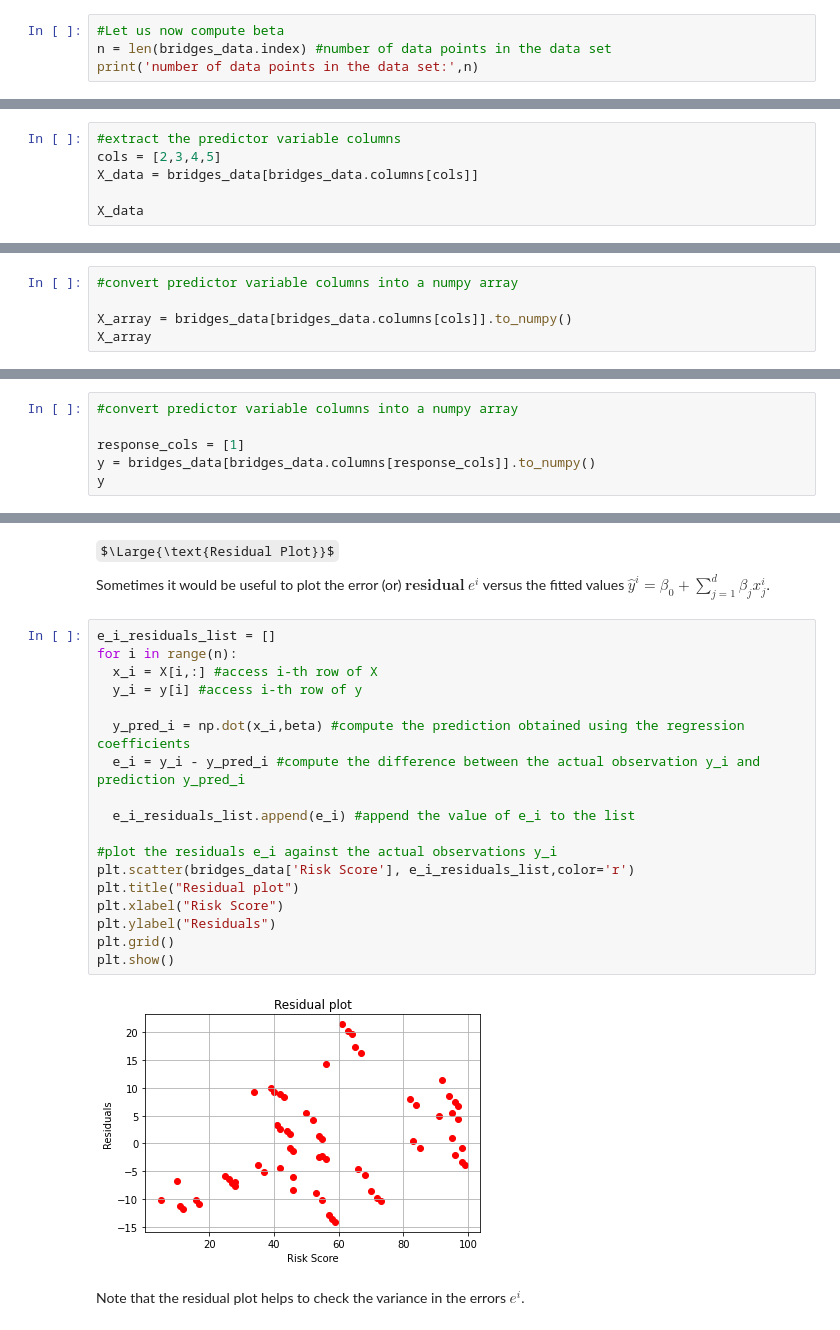
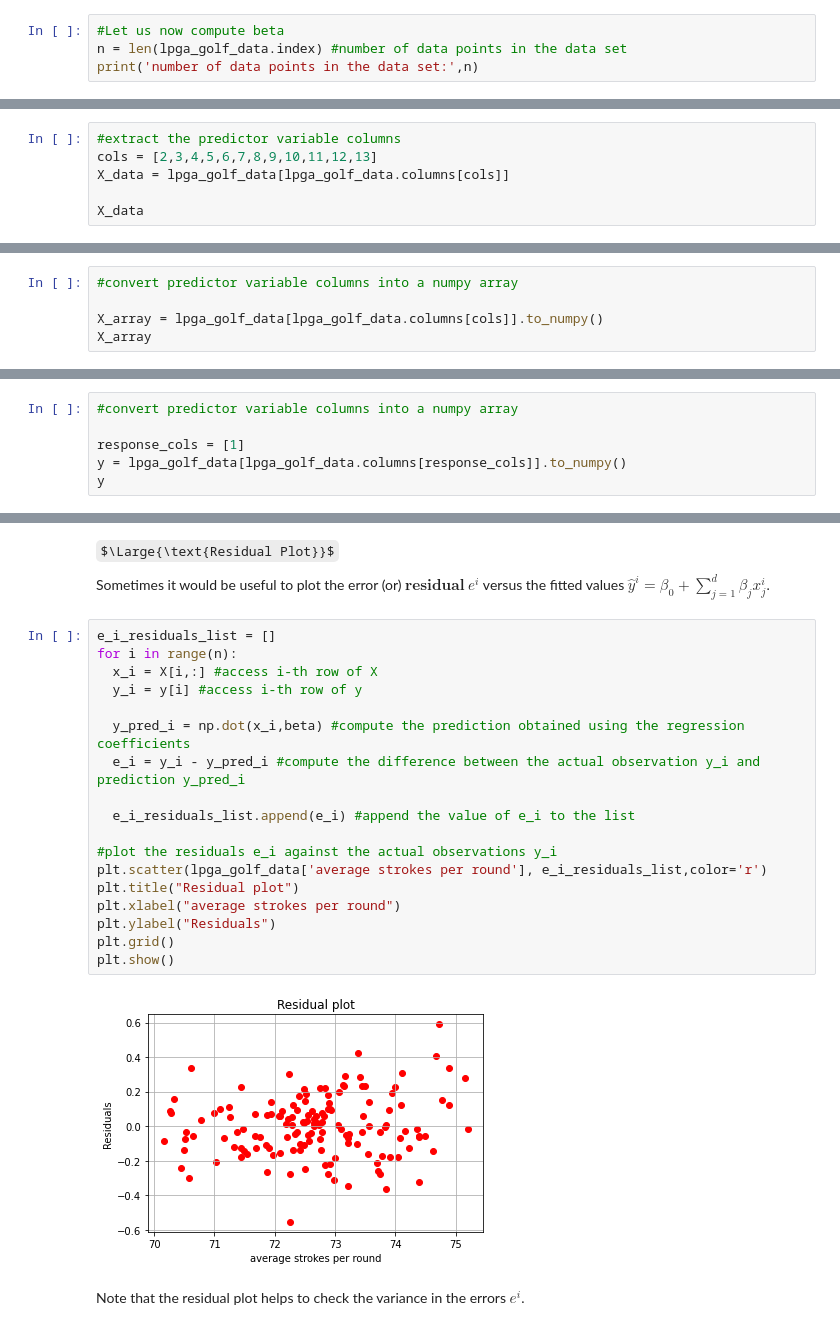
Before and after one commit to arvind-maurya/MachineLearning, a Jupyter notebook: Linear-Regression/CEP_Linear_Regression_High_Dimensions_LPGA_GOLFER.ipynb, the cells around one changed output, grey strips where cells are left out. Cells and saved outputs as stored; diff of their text form; some formulas as TeX source.

```diff
--- a/Linear-Regression/CEP_Linear_Regression_High_Dimensions_LPGA_GOLFER.ipynb
+++ b/Linear-Regression/CEP_Linear_Regression_High_Dimensions_LPGA_GOLFER.ipynb
@@ -329,6 +326,6 @@ using a solver.
 $\Large{\text{Computing } \beta \text{ for the bridges data set}}:$
 # %%
 #Let us now compute beta
-n = len(bridges_data.index) #number of data points in the data set
+n = len(lpga_golf_data.index) #number of data points in the data set
 print('number of data points in the data set:',n)
 # %% [output]
@@ -336,7 +333,7 @@ number of data points in the data set: 66
 # %%
 #extract the predictor variable columns
-cols = [2,3,4,5]
-X_data = bridges_data[bridges_data.columns[cols]]
+cols = [2,3,4,5,6,7,8,9,10,11,12,13]
+X_data = lpga_golf_data[lpga_golf_data.columns[cols]]
 
 X_data
 # %% [output]
@@ -356,6 +353,6 @@ X_data
 # %%
 #convert predictor variable columns into a numpy array
 
-X_array = bridges_data[bridges_data.columns[cols]].to_numpy()
+X_array = lpga_golf_data[lpga_golf_data.columns[cols]].to_numpy()
 X_array
 # %% [output]
@@ -404,6 +381,6 @@ array([[3, 3, 3, 3, 1],
 #convert predictor variable columns into a numpy array
 
 response_cols = [1]
-y = bridges_data[bridges_data.columns[response_cols]].to_numpy()
+y = lpga_golf_data[lpga_golf_data.columns[response_cols]].to_numpy()
 y
 # %% [output]
@@ -450,23 +435,23 @@ Sometimes it would be useful to plot the error (or) $\textbf{residual}$ $e^i$ ve
 # %%
 e_i_residuals_list = []
 for i in range(n):
   x_i = X[i,:] #access i-th row of X
   y_i = y[i] #access i-th row of y
 
   y_pred_i = np.dot(x_i,beta) #compute the prediction obtained using the regression coefficients
   e_i = y_i - y_pred_i #compute the difference between the actual observation y_i and prediction y_pred_i
 
   e_i_residuals_list.append(e_i) #append the value of e_i to the list
 
 #plot the residuals e_i against the actual observations y_i
-plt.scatter(bridges_data['Risk Score'], e_i_residuals_list,color='r')
+plt.scatter(lpga_golf_data['average strokes per round'], e_i_residuals_list,color='r')
 plt.title("Residual plot")
-plt.xlabel("Risk Score")
+plt.xlabel("average strokes per round")
 plt.ylabel("Residuals")
 plt.grid()
 plt.show()
 # %% [output]
-[figure, old version]
+[figure, new version]
 # %% [markdown]
 Note that the residual plot helps to check the variance in the errors $e^i$.
 # %% [markdown]
```
Also changed, not shown: parts of 18 cells of this notebook.
